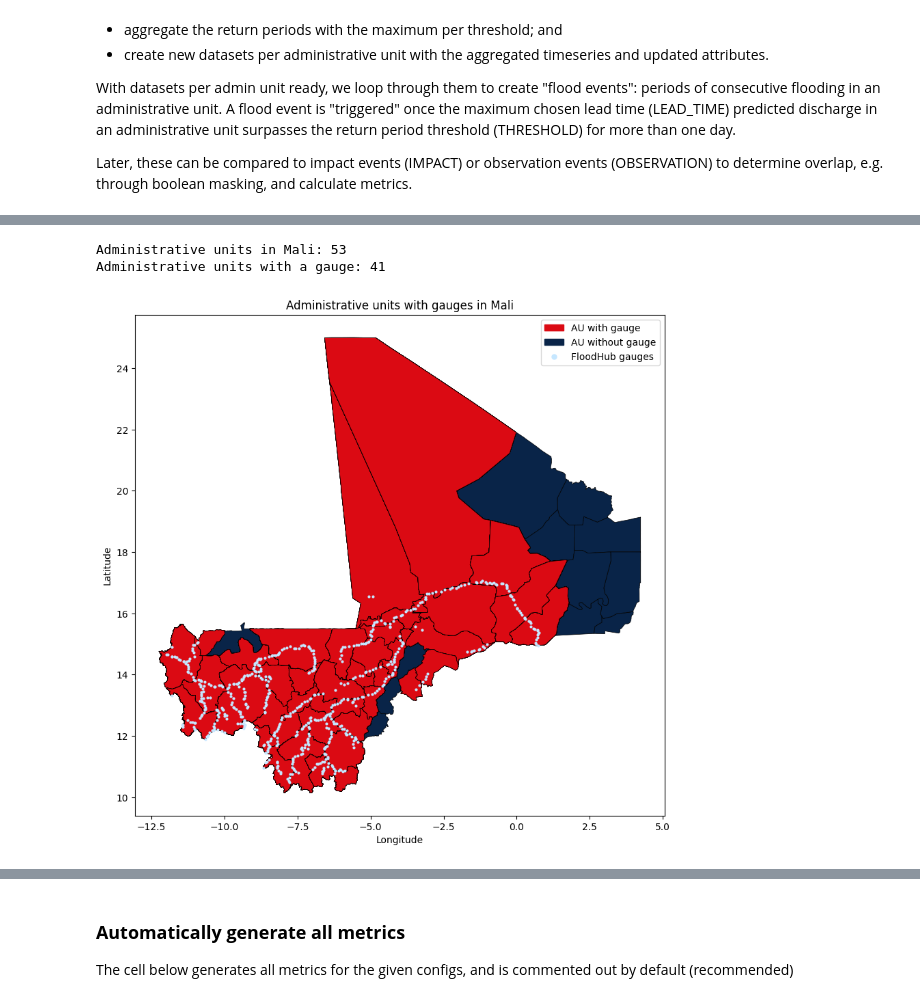
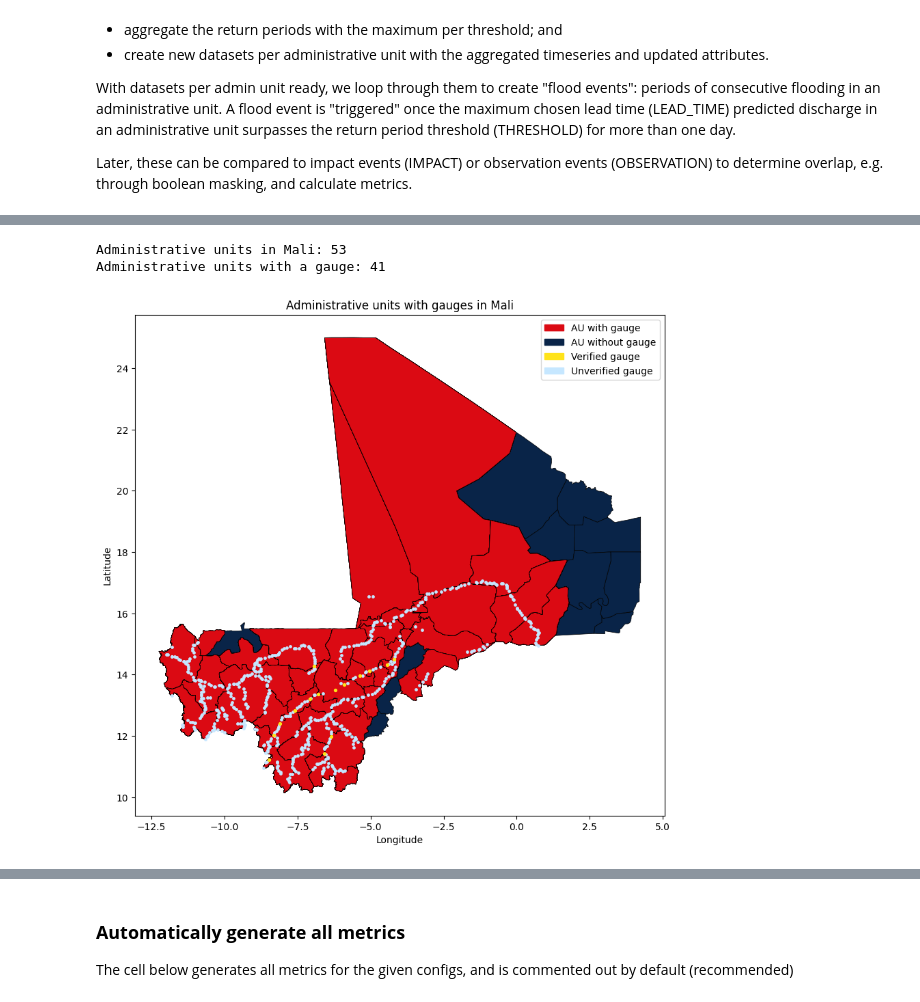
Before and after one commit to rodekruis/river-flood-data-analysis, a Jupyter notebook: GoogleFloodHub/src/GRRR.ipynb, the cells around one changed output, grey strips where cells are left out. Drawn from its saved outputs; the diff is of its cells as text; code cells hidden in the pictures.

Commit message:
Added quality verfied flag to datasets and map plot

```diff
--- a/GoogleFloodHub/src/GRRR.ipynb
+++ b/GoogleFloodHub/src/GRRR.ipynb
@@ -937,3 +972,5 @@ Later, these can be compared to impact events (IMPACT) or observation events (OB
+# %%
+dict_datasets = add_quality_verified_flag(dict_datasets, df_Mali_gauges)
 # %%
 # To automate the classification of the gauges into administrative units,
 # we first need to add coordinates to of every gauge dataset
@@ -1241,6 +1261,7 @@ from matplotlib.lines import Line2D
 def plot_admin_units_with_gauges(
         dict_ds: Dict[str, xr.Dataset],
         add_dots: bool = False,
+        add_quality_verified: bool = False,
         path = 'mali_ALL/mli_adm_ab_shp/mli_admbnda_adm2_1m_gov_20211220.shp'
     ) -> None:
     """
@@ -1248,6 +1269,7 @@ def plot_admin_units_with_gauges(
 
     :param dict_ds: dict of gauge datasets
     :param add_dots: whether to add dots for the gauges
+    :param add_quality_verified: whether to distinct between (un)verified gauges
     :param path: path to the shape file with the admin units
     """
     # create a GeoDataFrame with the coordinates of the gauges
@@ -1291,7 +1313,7 @@ def plot_admin_units_with_gauges(
     print('Administrative units with a gauge: ', end = '')
     print(len(gpd_adm_units_with_gauges['ADM2_PCODE'].unique()))
     # Plot using 510 colours
-    red, blue, dot_c = '#DB0A13', '#092448', '#C6E7FF'
+    red, blue, dot_c, green, yellow = '#DB0A13', '#092448', '#C6E7FF', '#118B50', '#FFE31A'
     fig, ax = plt.subplots(figsize = (10, 10))
     gpd_adm_units_Mali.plot(ax = ax, color = blue, edgecolor = 'black', linewidth = 0.5)
     gpd_adm_units_with_gauges.plot(ax = ax, color = red, edgecolor = 'black', linewidth = 0.5)
@@ -1300,15 +1322,35 @@ def plot_admin_units_with_gauges(
         Patch(color = red, label = 'AU with gauge'),
         Patch(color = blue, label = 'AU without gauge'),
     ]
-    # If add dots, add all coordinates of the gauges as dots, including as legend
+    # If add dots, add all coordinates of the gauges as dots, including as legend;
+    # if add_quality_verified, add a different colour for the qualityVerified gauges
     if add_dots:
         latitudes = [ds.latitude for ds in dict_ds.values()]
         longitudes = [ds.longitude for ds in dict_ds.values()]
-        ax.scatter(longitudes, latitudes, color = dot_c, s = 4, alpha = 1)
-        legend_handles.append(
-            Line2D([0], [0], marker = 'o', color = dot_c, markersize = 5, alpha = 1, linestyle = '',
-                   label = 'FloodHub gauges')
-        )
+        if add_quality_verified:
+            quality_verified = [ds.qualityVerified for ds in dict_ds.values()]
+            x_verified = [lon for lon, qv in zip(longitudes, quality_verified) if qv]
+            y_verified = [lat for lat, qv in zip(latitudes, quality_verified) if qv]
+            x_unverified = [lon for lon, qv in zip(longitudes, quality_verified) if not qv]
+            y_unverified = [lat for lat, qv in zip(latitudes, quality_verified) if not qv]
+            ax.scatter(x_unverified, y_unverified, color = dot_c, s = 6, alpha = 1)
+            ax.scatter(x_verified, y_verified, color = yellow, s = 8, alpha = 1)
+            legend_handles.extend([
+                Patch(color = yellow, label = 'Verified gauge'),
+                Patch(color = dot_c, label='Unverified gauge')
+            ])
+        else:
+            ax.scatter(longitudes, latitudes, color = dot_c, s = 4, alpha = 1)
+            legend_handles.append(
+                Line2D([0], [0], marker = 'o', color = dot_c, markersize = 5, alpha = 1, linestyle = '',
+                       label = 'FloodHub gauges')
+            )
+
+        # ax.scatter(longitudes, latitudes, color = dot_c, s = 4, alpha = 1)
+        # legend_handles.append(
+        #     Line2D([0], [0], marker = 'o', color = dot_c, markersize = 5, alpha = 1, linestyle = '',
+        #            label = 'FloodHub gauges')
+        # )
 
     # This comment is now irrelevant but kept for reference (e.g. to use as example in paper)
     # # The coordinates of gauge 1120766460 seem to be slightly off, and
@@ -1320,11 +1362,11 @@ def plot_admin_units_with_gauges(
     ax.set_title('Administrative units with gauges in Mali')
     plt.show()
 # %%
-plot_admin_units_with_gauges(dict_datasets, True)
+plot_admin_units_with_gauges(dict_datasets, True, True)
 # %% [output]
 Administrative units in Mali: 53
 Administrative units with a gauge: 41
-[figure, old version]
+[figure, new version]
 # %%
 # With the datasets classified into admin units, we will now aggregate
 # the data per admin unit and create a dataset with just the maximum value of
```
Also changed, not shown: parts of 32 cells of this notebook.
